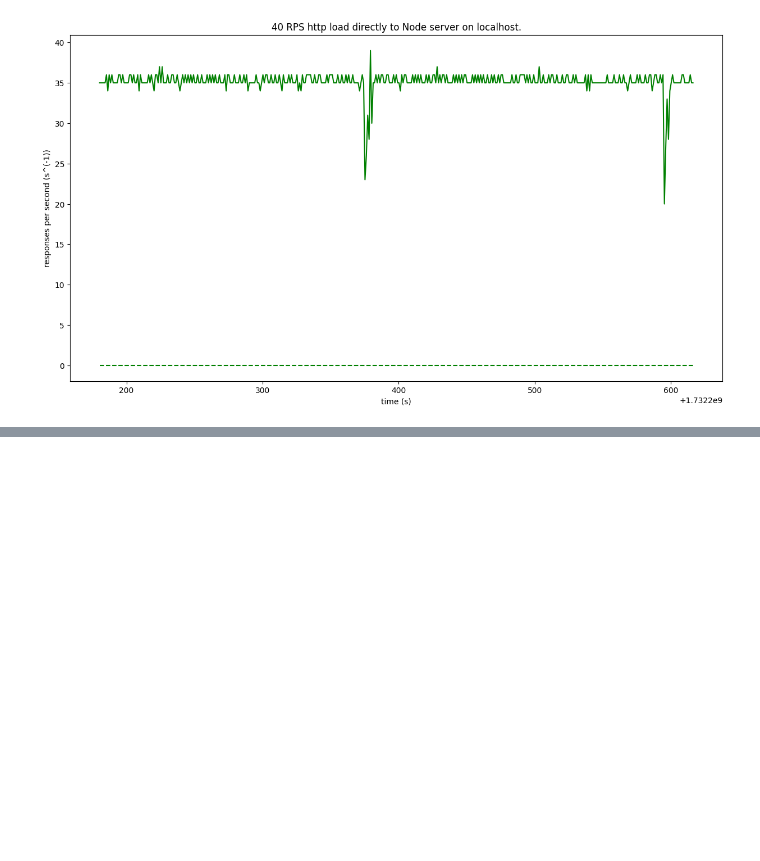
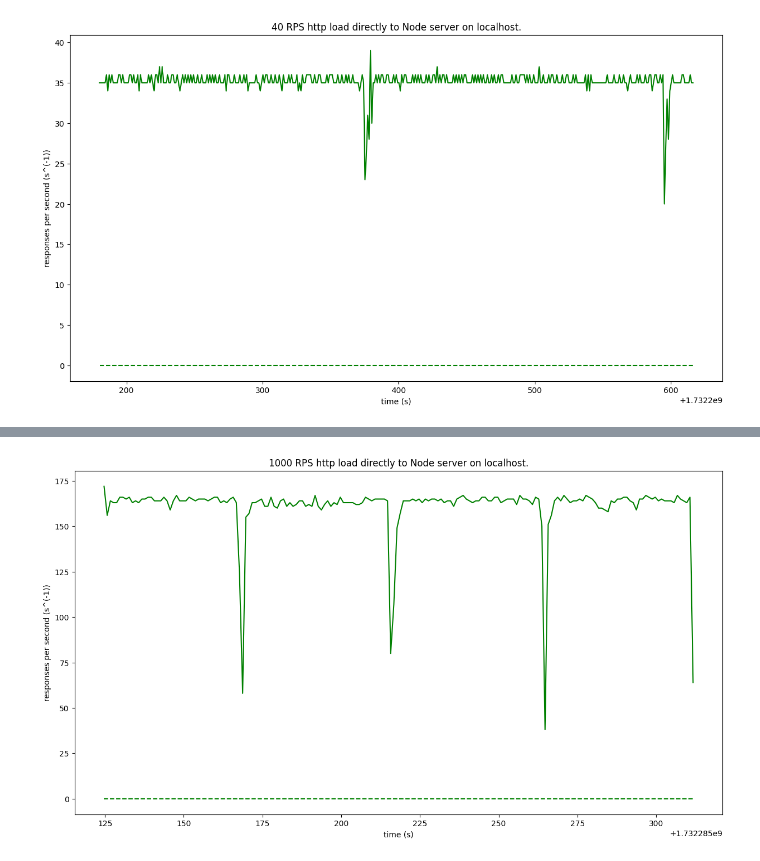
Before and after one commit to edchapman88/got, a Jupyter notebook: experiments/241121_localhost/main.ipynb, the cells around one changed output, grey strips where cells are left out. Saved outputs shown, nothing was run; the diff lists cells and outputs as text; code cells hidden in the pictures; blank space fills up the shorter version.

```diff
--- a/experiments/241121_localhost/main.ipynb
+++ b/experiments/241121_localhost/main.ipynb
@@ -36,0 +51,12 @@ fig.savefig('./plots/100RPS.png')
+# %%
+MAC="./logs/mac/2024-11-22_14-18-43.701209.txt"
+
+fig,ax = plot_utils.fig([Fig(title='1000 RPS http load directly to Node server on localhost.',x='time (s)',y='responses per second (s^(-1))')])
+
+client_log = LogFile(log_type=LogFileType.GOT, path=MAC,kwargs={'color':'g'})
+
+plot_utils.overlay_rolling(ax, {'client': client_log}, response_rollers, WINDOW_SECS, const_stride_secs=1.0, times_units='s')
+
+fig.savefig('./plots/100RPS.png')
+# %% [output]
+[figure, added]
```
Also changed, not shown: parts of 2 cells of this notebook.
